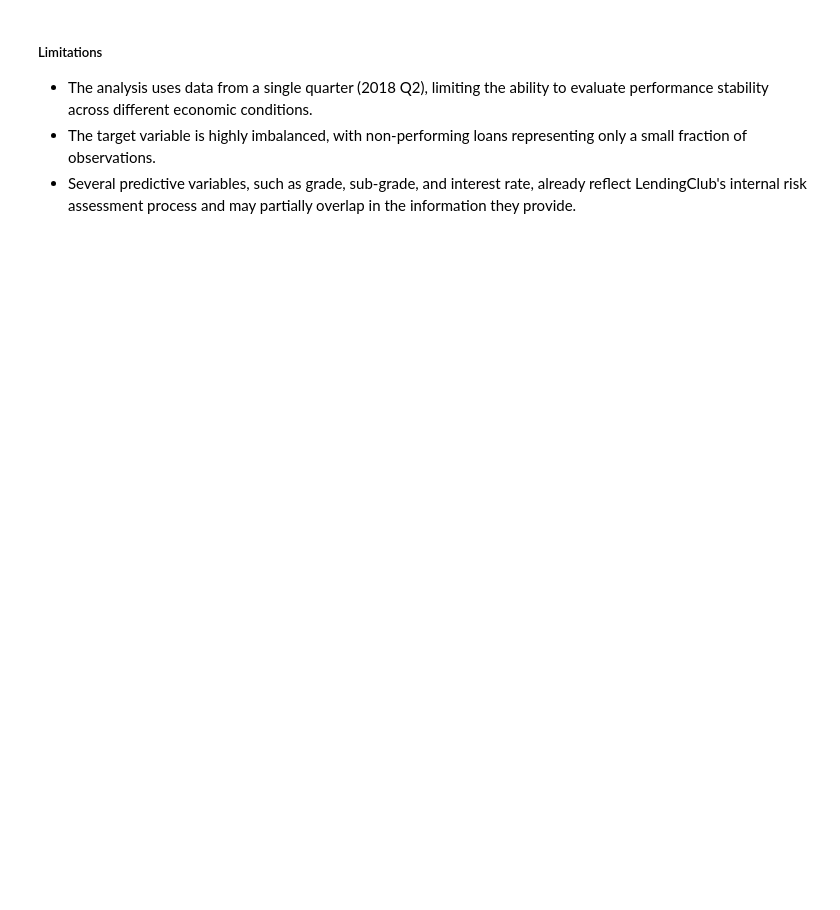
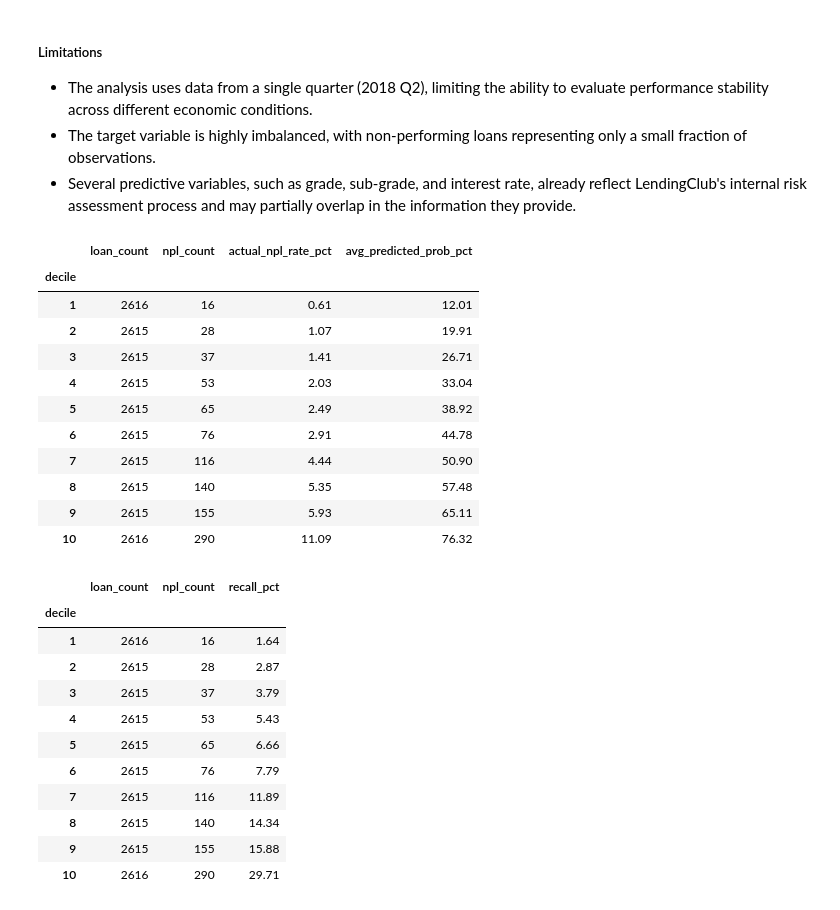
Before and after one commit to janis-karklins88/lending-club-case-study, a Jupyter notebook: notebooks/05_Modeling.ipynb, the cells around one changed output. Cells and saved outputs as stored; diff of their text form; code cells hidden in the pictures; blank space fills up the shorter version.

```diff
--- a/notebooks/05_Modeling.ipynb
+++ b/notebooks/05_Modeling.ipynb
@@ -288,3 +309,70 @@ In practice, the model would be most valuable as a risk-screening tool to priori
 - The analysis uses data from a single quarter (2018 Q2), limiting the ability to evaluate performance stability across different economic conditions.
 - The target variable is highly imbalanced, with non-performing loans representing only a small fraction of observations.
 - Several predictive variables, such as grade, sub-grade, and interest rate, already reflect LendingClub's internal risk assessment process and may partially overlap in the information they provide.
+# %%
+results = pd.DataFrame({
+  "actual": y_test,
+  "prob": y_proba
+})
+
+results["decile"] = pd.qcut(
+  results["prob"],
+  q=10,
+  labels=False,
+  duplicates="drop"
+) + 1
+
+decile_summary = (
+  results
+  .groupby("decile")
+  .agg(
+    loan_count=("actual", "size"),
+    npl_count=("actual", "sum"),
+    actual_npl_rate_pct=("actual", lambda x: x.mean() * 100),
+    avg_predicted_prob_pct=("prob", lambda x: x.mean() * 100)
+  )
+  .round(2)
+)
+
+display(decile_summary)
+
+decile_recall = (
+  results
+  .groupby("decile")
+  .agg(
+    loan_count=("actual", "size"),
+    npl_count=("actual", "sum")
+  )
+  .assign(
+    recall_pct=lambda x: x["npl_count"] / results["actual"].sum() * 100
+  )
+  .round(2)
+)
+
+
+display(decile_recall)
+# %% [output]
+|  | loan_count | npl_count | actual_npl_rate_pct | avg_predicted_prob_pct |
+| decile |  |  |  |  |
+| 1 | 2616 | 16 | 0.61 | 12.01 |
+| 2 | 2615 | 28 | 1.07 | 19.91 |
+| 3 | 2615 | 37 | 1.41 | 26.71 |
+| 4 | 2615 | 53 | 2.03 | 33.04 |
+| 5 | 2615 | 65 | 2.49 | 38.92 |
+| 6 | 2615 | 76 | 2.91 | 44.78 |
+| 7 | 2615 | 116 | 4.44 | 50.90 |
+| 8 | 2615 | 140 | 5.35 | 57.48 |
+| 9 | 2615 | 155 | 5.93 | 65.11 |
+| 10 | 2616 | 290 | 11.09 | 76.32 |
+|  | loan_count | npl_count | recall_pct |
+| decile |  |  |  |
+| 1 | 2616 | 16 | 1.64 |
+| 2 | 2615 | 28 | 2.87 |
+| 3 | 2615 | 37 | 3.79 |
+| 4 | 2615 | 53 | 5.43 |
+| 5 | 2615 | 65 | 6.66 |
+| 6 | 2615 | 76 | 7.79 |
+| 7 | 2615 | 116 | 11.89 |
+| 8 | 2615 | 140 | 14.34 |
+| 9 | 2615 | 155 | 15.88 |
+| 10 | 2616 | 290 | 29.71 |
```
Also changed, not shown: parts of 11 cells of this notebook, 4 other files.
